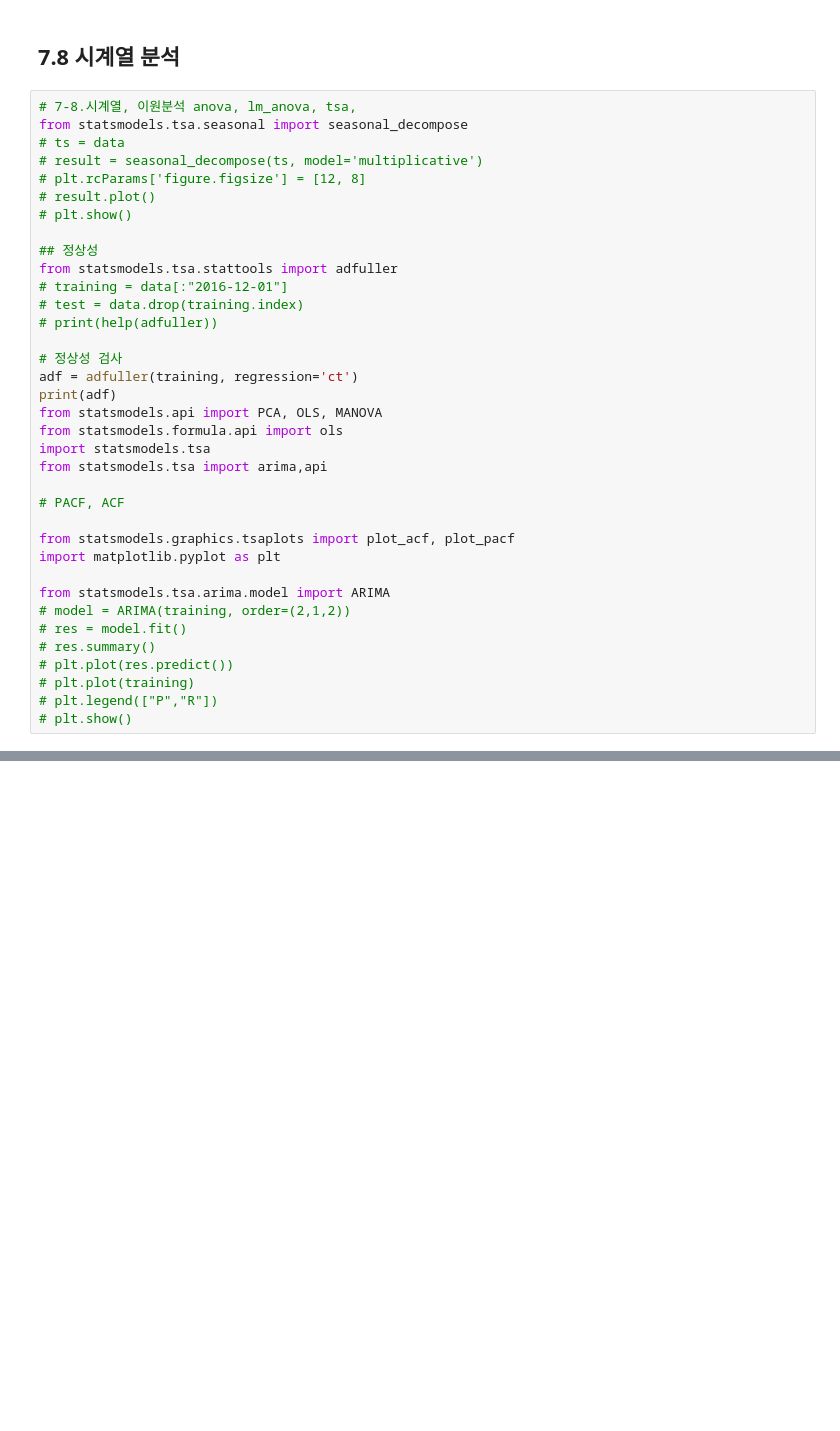
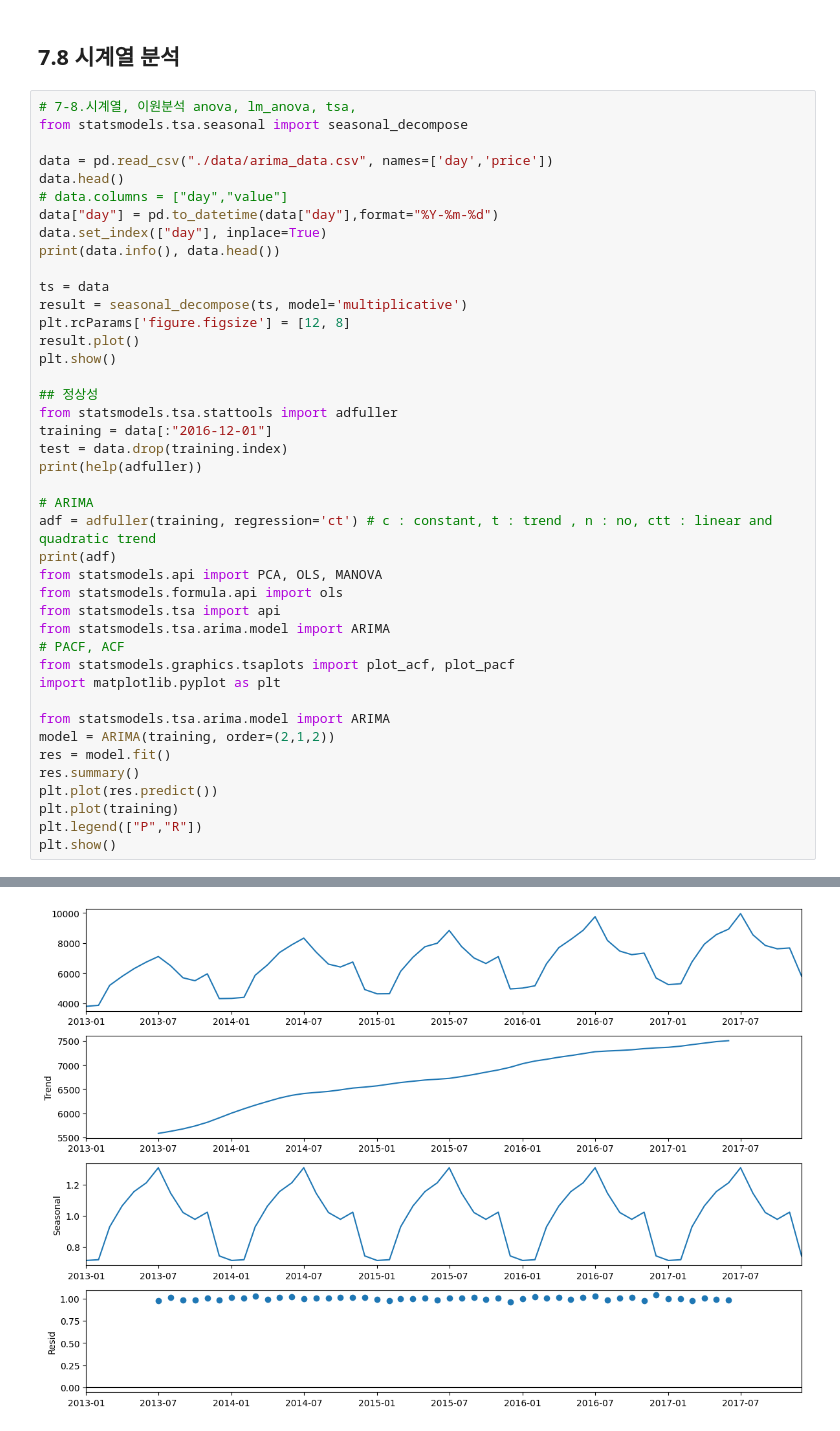
Before and after one commit to bhlim92/kaggle, a Jupyter notebook: essential-module.ipynb, the cells around one changed output, grey strips where cells are left out. Cells and saved outputs as stored; diff of their text form; blank space fills up the shorter version.

```diff
--- a/essential-module.ipynb
+++ b/essential-module.ipynb
@@ -523,36 +795,43 @@ print(df)
 # %%
 # 7-8.시계열, 이원분석 anova, lm_anova, tsa,
 from statsmodels.tsa.seasonal import seasonal_decompose
-# ts = data
-# result = seasonal_decompose(ts, model='multiplicative')
-# plt.rcParams['figure.figsize'] = [12, 8]
-# result.plot()
-# plt.show()
+
+data = pd.read_csv("./data/arima_data.csv", names=['day','price'])
+data.head()
+# data.columns = ["day","value"]
+data["day"] = pd.to_datetime(data["day"],format="%Y-%m-%d")
+data.set_index(["day"], inplace=True)
+print(data.info(), data.head())
+
+ts = data
+result = seasonal_decompose(ts, model='multiplicative')
+plt.rcParams['figure.figsize'] = [12, 8]
+result.plot()
+plt.show()
 
 ## 정상성
 from statsmodels.tsa.stattools import adfuller
-# training = data[:"2016-12-01"]
-# test = data.drop(training.index)
-# print(help(adfuller))
+training = data[:"2016-12-01"]
+test = data.drop(training.index)
+print(help(adfuller))
 
-# 정상성 검사
-adf = adfuller(training, regression='ct')
+# ARIMA
+adf = adfuller(training, regression='ct') # c : constant, t : trend , n : no, ctt : linear and quadratic trend
 print(adf)
 from statsmodels.api import PCA, OLS, MANOVA
 from statsmodels.formula.api import ols
-import statsmodels.tsa
-from statsmodels.tsa import arima,api
-
+from statsmodels.tsa import api
+from statsmodels.tsa.arima.model import ARIMA
 # PACF, ACF
-
 from statsmodels.graphics.tsaplots import plot_acf, plot_pacf
 import matplotlib.pyplot as plt
 
 from statsmodels.tsa.arima.model import ARIMA
-# model = ARIMA(training, order=(2,1,2))
-# res = model.fit()
-# res.summary()
-# plt.plot(res.predict())
-# plt.plot(training)
-# plt.legend(["P","R"])
-# plt.show()
+model = ARIMA(training, order=(2,1,2))
+res = model.fit()
+res.summary()
+plt.plot(res.predict())
+plt.plot(training)
+plt.legend(["P","R"])
+plt.show()
+# %% [output]
@@ -558,0 +853 @@ from statsmodels.tsa.arima.model import ARIMA
+[figure, added]
```
Also changed, not shown: parts of 49 cells of this notebook, 1 other file.
